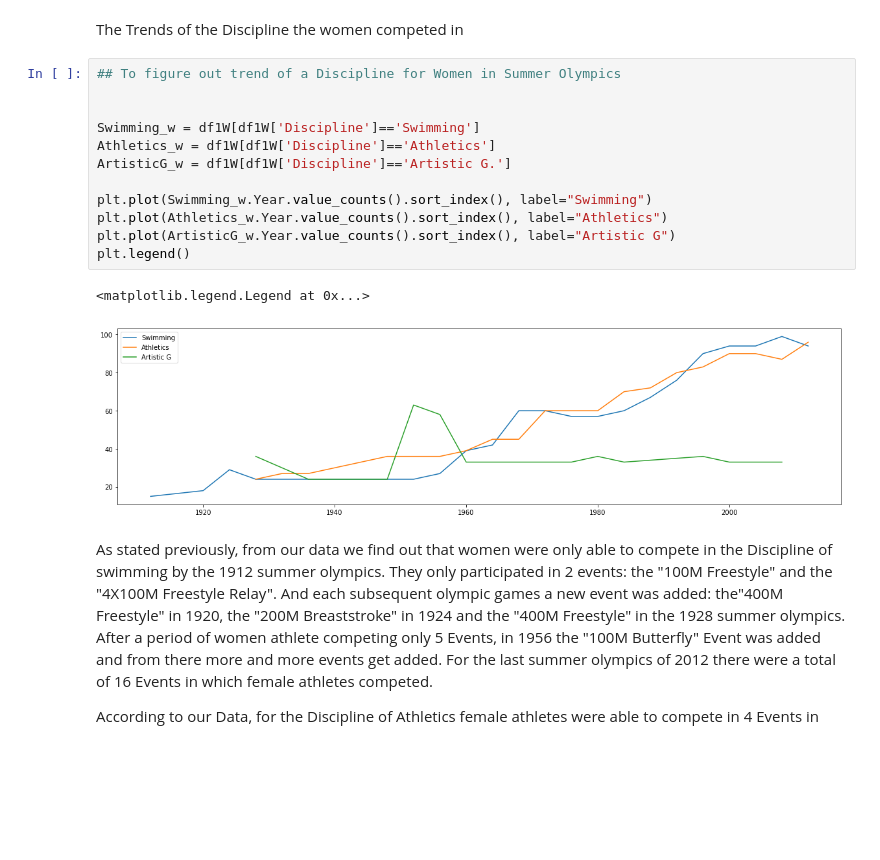
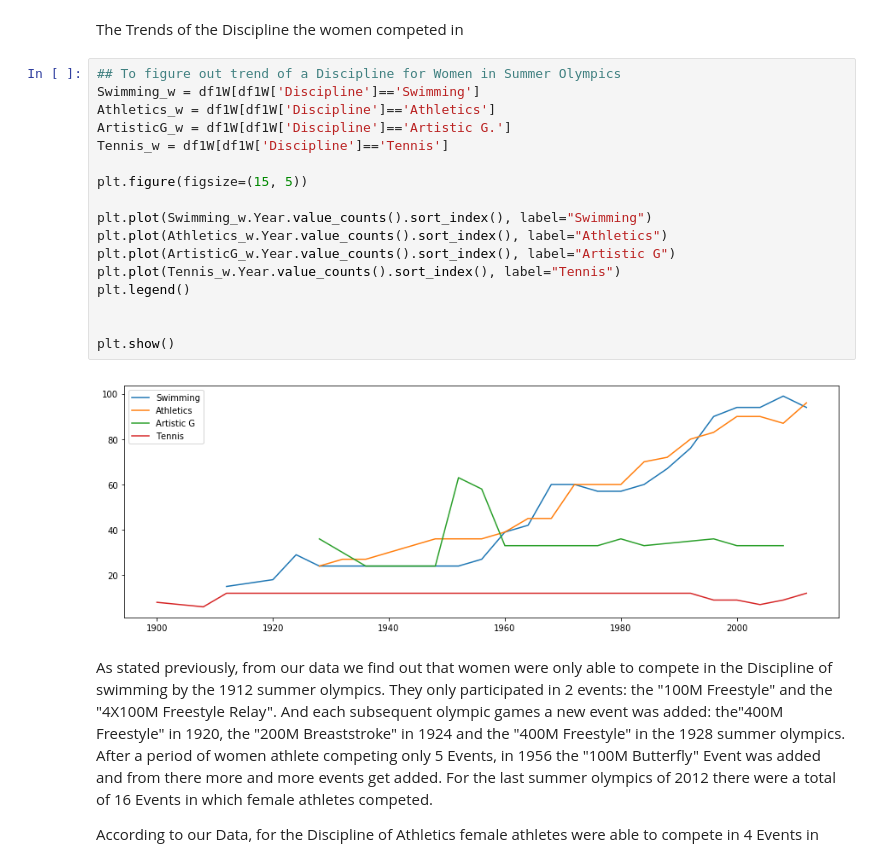
Before and after one commit to mguemon/Thinkful-, a Jupyter notebook: PrepCourseCapstone.ipynb, the cells around one changed output. Cells and saved outputs as stored; diff of their text form; blank space fills up the shorter version.

```diff
--- a/PrepCourseCapstone.ipynb
+++ b/PrepCourseCapstone.ipynb
@@ -369,19 +374,23 @@ Knowing all of this, I am going to choose to look at the trend for Swimming and
 The Trends of the Discipline the women competed in
 # %%
 ## To figure out trend of a Discipline for Women in Summer Olympics
-
-
 Swimming_w = df1W[df1W['Discipline']=='Swimming']
 Athletics_w = df1W[df1W['Discipline']=='Athletics']
 ArtisticG_w = df1W[df1W['Discipline']=='Artistic G.']
+Tennis_w = df1W[df1W['Discipline']=='Tennis']
+
+plt.figure(figsize=(15, 5))
 
 plt.plot(Swimming_w.Year.value_counts().sort_index(), label="Swimming")
 plt.plot(Athletics_w.Year.value_counts().sort_index(), label="Athletics")
 plt.plot(ArtisticG_w.Year.value_counts().sort_index(), label="Artistic G")
+plt.plot(Tennis_w.Year.value_counts().sort_index(), label="Tennis")
 plt.legend()
+
+
+plt.show()
 # %% [output]
-<matplotlib.legend.Legend at 0x...>
-[figure, old version]
+[figure, new version]
 # %% [markdown]
 As stated previously, from our data we find out that women were only able to compete in the Discipline of swimming by the 1912 summer olympics. They only participated in 2 events: the "100M Freestyle" and the "4X100M Freestyle Relay". And each subsequent olympic games a new event was added: the"400M Freestyle" in 1920, the "200M Breaststroke" in 1924  and the "400M Freestyle" in the 1928 summer olympics. After a period of women athlete competing only 5 Events, in 1956 the "100M Butterfly" Event was added and from there more and more events get added. For the last summer olympics of 2012 there were a total of 16 Events in which female athletes competed.
 
```
Also changed, not shown: parts of 27 cells of this notebook.
